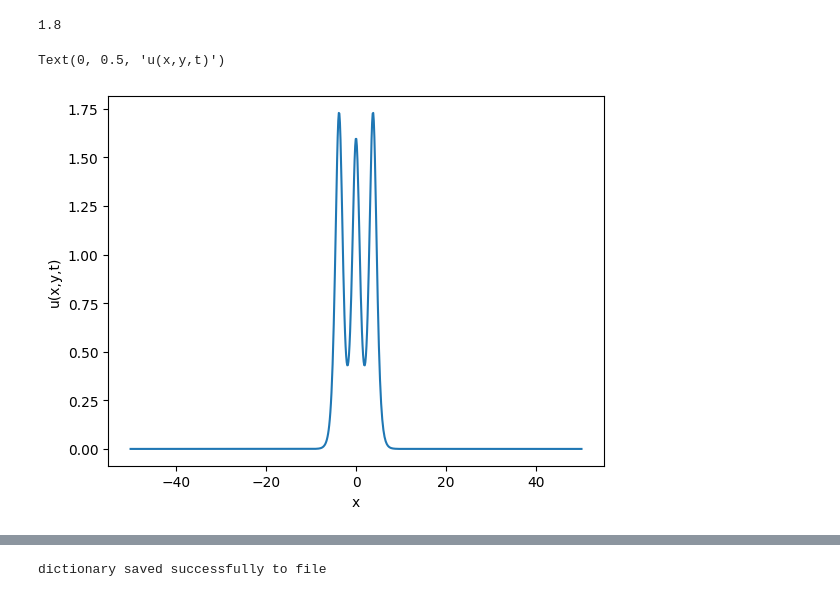
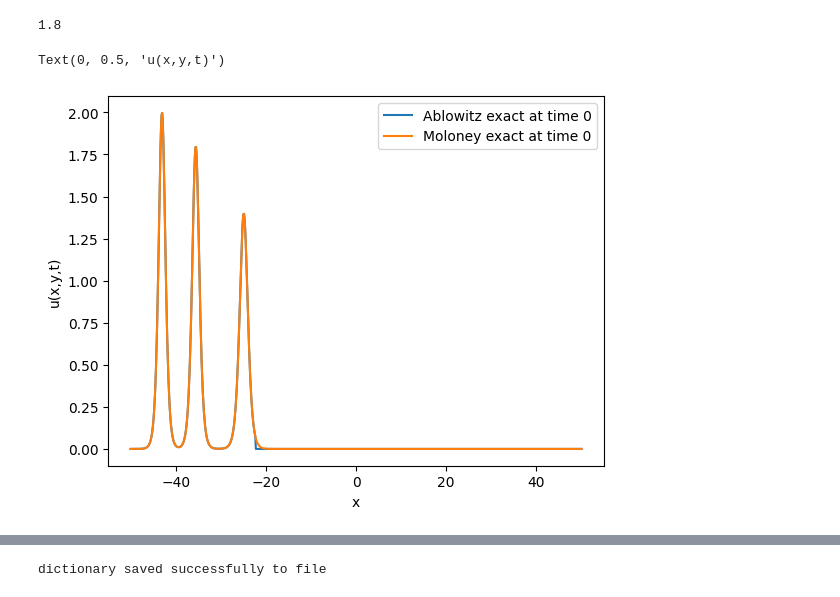
Before and after one commit to naiaseh/Trunk, a Jupyter notebook: PinnNew/KdV.ipynb, the cells around one changed output, grey strips where cells are left out. Drawn from its saved outputs; the diff is of its cells as text; code cells hidden in the pictures.

Commit message:
Adding the converged 3-soliton solution

```diff
--- a/PinnNew/KdV.ipynb
+++ b/PinnNew/KdV.ipynb
@@ -72,7 +81,7 @@ a3 = tf.cast(np.sqrt(0.7), tf.float32)
 def boundary_function(tx):
     return 0.*tf.ones_like(tx[:, 1:])
 
-def phi_function3(tx, type='Moloney', dtype = tf.float32):
+def phi_function3(tx, type='Ablowitz', dtype = tf.float32):
   A12 = ((a1-a2)/(a1+a2))**2
   A13 = ((a1-a3)/(a1+a3))**2
   A23 = ((a2-a3)/(a2+a3))**2
@@ -145,7 +154,7 @@ def phi_function3(tx, type='Moloney', dtype = tf.float32):
 x_start =  -50. #-10
 length = 50.#10
 t0 = 0.
-time = 1.
+time = 5.
 # %%
 
 # numerlog1 = 1 + A12*tf.math.exp(2*theta2) + A13*tf.math.exp(2*theta3) + A * tf.math.exp(2*theta3 + 2*theta2)
@@ -228,24 +237,26 @@ Text(0, 0.5, 'mean absolute difference')
 1.8
 # %%
 N = 800
-TIME = 0
+TIME = -10
 xt = np.linspace(x_start,length,N).T
 
 tt = np.zeros((N,1))
 xt = xt.reshape(-1,1)
 
 tt = tt.reshape(-1,1)
 txy2 = np.stack([np.full(tt.shape, TIME),  xt ], axis=1)
 u2 = phi_function3(txy2, type='Ablowitz')
-# u3 = phi_function_solitonsAdded(txy2)
+
+u3 = phi_function3(txy2,type='Moloney')
 # u3 = tf.reshape(u3, [xt.shape[0],xt.shape[1]])
 u2 = tf.reshape(u2, [xt.shape[0],xt.shape[1]])
-plt.plot(xt, u2,label = 'exact at time {}'.format(0))
-# plt.plot(xt, u3,label = 'exact at time {}'.format(0))
+plt.plot(xt, u2,label = 'Ablowitz exact at time {}'.format(0))
+plt.plot(xt, u3[:,0,0],label = 'Moloney exact at time {}'.format(0))
+plt.legend()
 # plt.xlim([0,20])
 plt.xlabel('x')
 plt.ylabel('u(x,y,t)')
 # plt.xlim([-30,30])
 # %% [output]
 Text(0, 0.5, 'u(x,y,t)')
-[figure, old version]
+[figure, new version]
```
Also changed, not shown: parts of 13 cells of this notebook.
